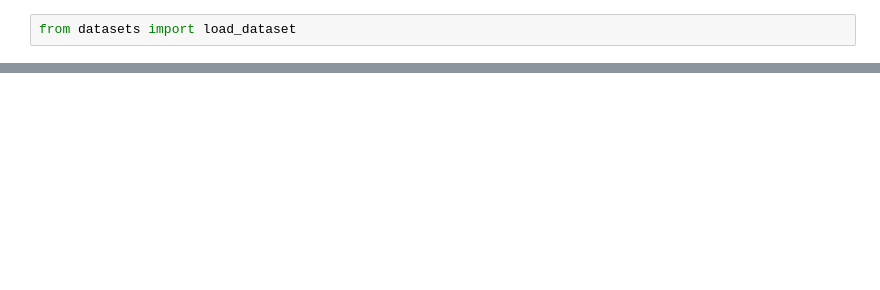
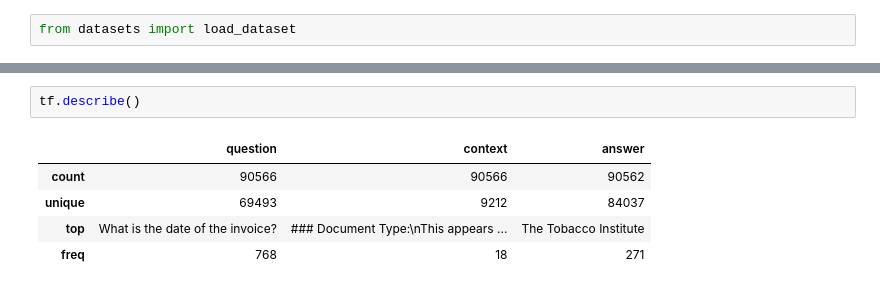
Before and after one commit to Gakwaya011/AskFinanceAI, a Jupyter notebook: Finance_Chatbot_Transformer_FineTuning.ipynb, the cells around one changed output, grey strips where cells are left out. Cells and saved outputs as stored; diff of their text form; blank space fills up the shorter version.

```diff
--- a/Finance_Chatbot_Transformer_FineTuning.ipynb
+++ b/Finance_Chatbot_Transformer_FineTuning.ipynb
@@ -59,0 +127,8 @@ df.head()
+# %%
+tf.describe()
+# %% [output]
+|  | question | context | answer |
+| count | 90566 | 90566 | 90562 |
+| unique | 69493 | 9212 | 84037 |
+| top | What is the date of the invoice? | ### Document Type:\nThis appears ... | The Tobacco Institute |
+| freq | 768 | 18 | 271 |
```
Also changed, not shown: parts of 12 cells of this notebook.
